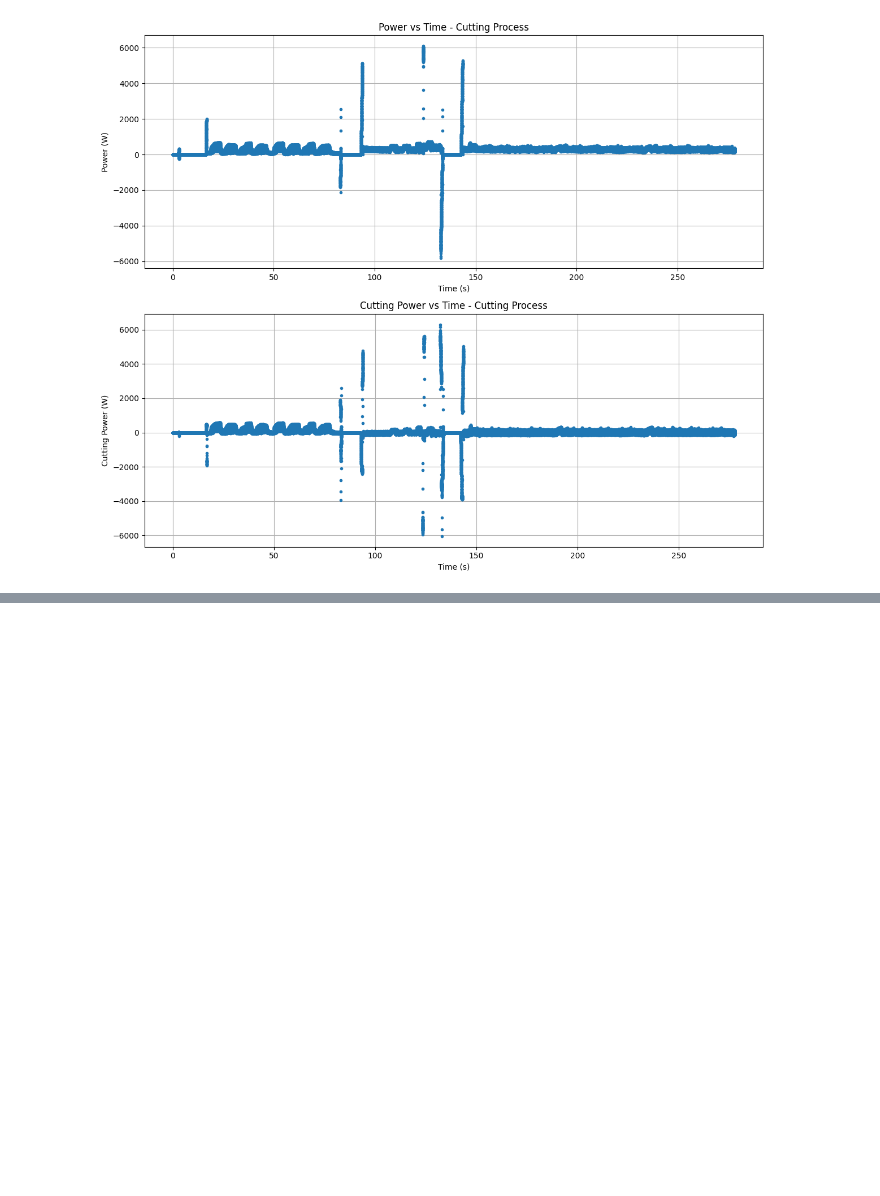
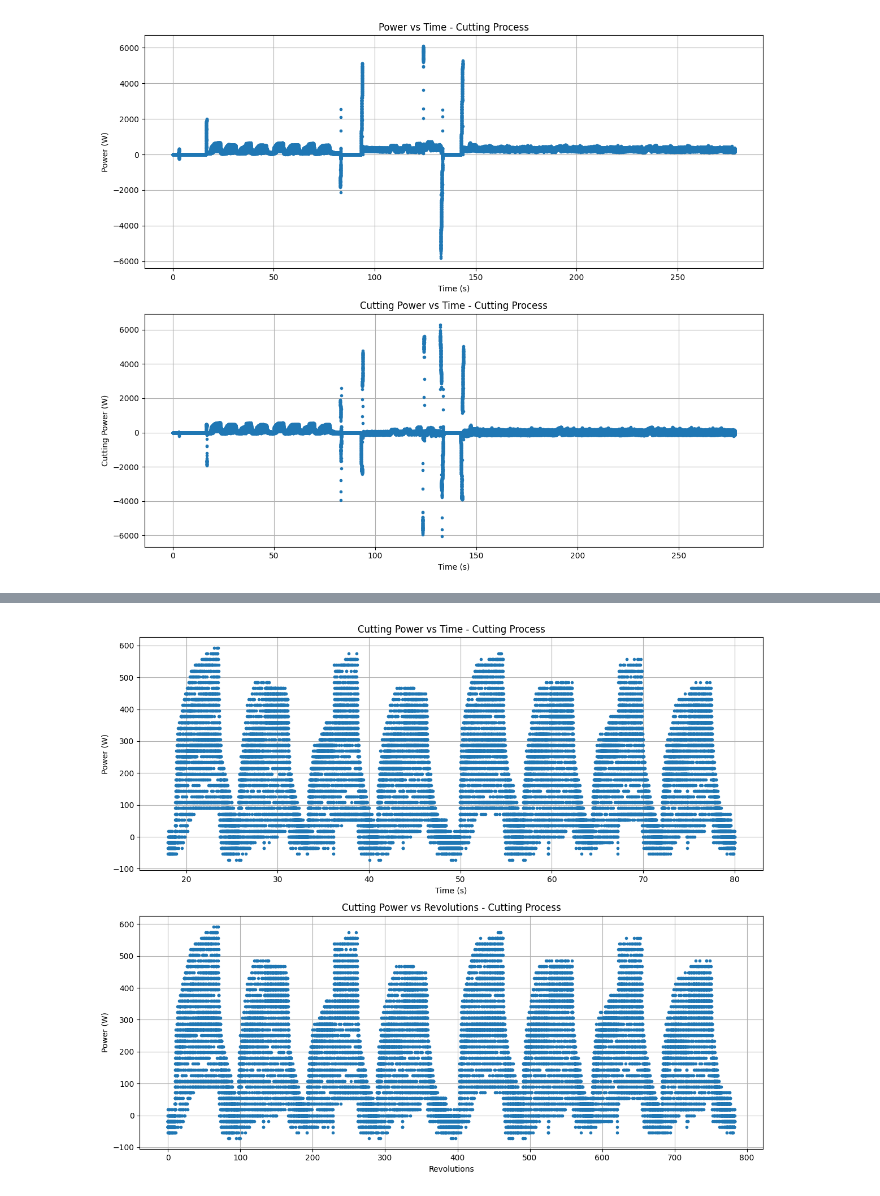
Before and after one commit to PaoloRos/MASSMa, a Jupyter notebook: 2_assignment/DRILL_2nd_Ass.ipynb, the cells around one changed output, grey strips where cells are left out. Drawn from its saved outputs; the diff is of its cells as text; code cells hidden in the pictures; blank space fills up the shorter version.

```diff
--- a/2_assignment/DRILL_2nd_Ass.ipynb
+++ b/2_assignment/DRILL_2nd_Ass.ipynb
@@ -16,14 +15,14 @@ import numpy as np
 # %%
 # ---- PARAMETERS ----
 
-D = 5.5  #(mm)
+D = 63  #(mm)
 Vc = 150    #(m/min)
 N = Vc/(np.pi * D) * 1000
 # %%
 # ---- FILES UPLOAD ----
 
-fileSession5A1A = "Analyse Usinage/Session5A1A.csv" # NON-cutting
-fileSession5A1B = "Analyse Usinage/Session5A1B.csv" # cutting
+fileSession5A1A = "data/Session5A1A.csv" # NON-cutting
+fileSession5A1B = "data/Session5A1B.csv" # cutting
 
 df5A1A = pd.read_csv(fileSession5A1A, skiprows=9)
 df5A1A = df5A1A.iloc[:, :-1]
@@ -71,0 +77,30 @@ plt.show()
+# %%
+df150 = df150[(df150['time'] >= 18) & (df150['time'] <= 80)]
+
+# $$$ valuta questa istruzione $$$
+# NO physical sense a cutting power lower then 0 (incongruenza tra le sessioni...)
+#df150['power'] = df150['power'].clip(lower=0)
+
+# Revolution counter (just in the surfacing interval!)
+Trev = 60/N # (s) revolution period
+df150['rev'] = ((df150['time'] - df150['time'].iloc[0])/Trev).astype(int)
+df150.insert(0, 'rev', df150.pop('rev'))
+# %%
+fig, axes = plt.subplots(2, 1, figsize=(12, 10))
+
+axes[0].plot(df150['time'], df150['power'], marker='.', linestyle='none')
+axes[0].set_xlabel('Time (s)')
+axes[0].set_ylabel('Power (W)')
+axes[0].set_title('Cutting Power vs Time - Cutting Process')
+axes[0].grid(True)
+
+axes[1].plot(df150['rev'], df150['power'], marker='.', linestyle='none')
+axes[1].set_xlabel('Revolutions')
+axes[1].set_ylabel('Power (W)')
+axes[1].set_title('Cutting Power vs Revolutions - Cutting Process')
+axes[1].grid(True)
+
+plt.tight_layout()
+plt.show()
+# %% [output]
+[figure, added]
```
Also changed, not shown: parts of 7 cells of this notebook, 9 other files.
